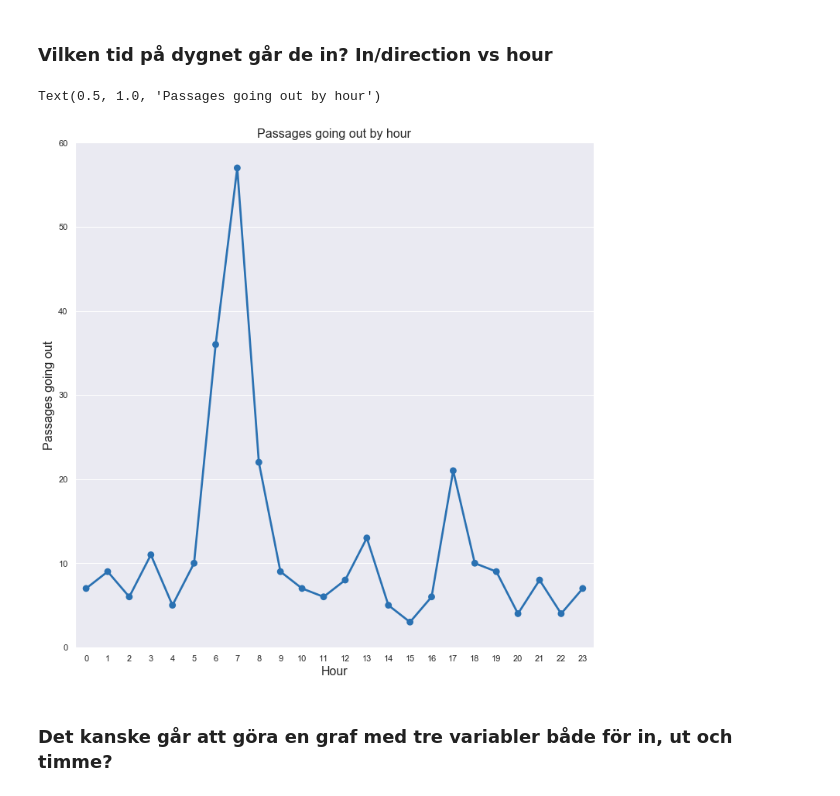
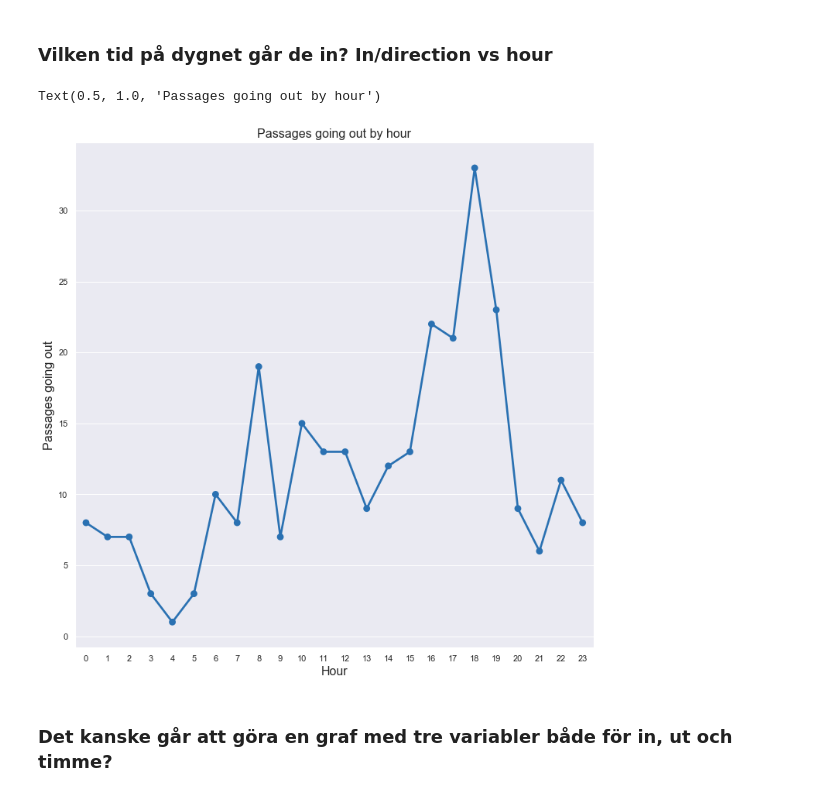
Before and after one commit to maxlund/johannas, a Jupyter notebook: johannas.ipynb, the cells around one changed output. Drawn from its saved outputs; the diff is of its cells as text; code cells hidden in the pictures.

Commit message:
update with dropped rows in giraffe data

```diff
--- a/johannas.ipynb
+++ b/johannas.ipynb
@@ -55,0 +64,5 @@ dtype('int64')
+# %%
+# drop where DIRECTION = "Along"
+gi = gi[gi.DIRECTION != 'ALONG']
+print('{:.2f}% of data remaining after filter on DIRECTION != ALONG'
+      .format(len(gi.index) / gi_orig_size))
@@ -170,14 +155,14 @@ Text(0.5, 1.0, 'Passages going in by hour')
 out_group = gi[gi.DIRECTION == 'OUT'].groupby('HOUR').sum()['Passage'].reset_index()
 # %%
 fig, ax = plt.subplots(figsize=(12,12))
-ax = sns.pointplot(x='HOUR', y='Passage', data=in_group,
+ax = sns.pointplot(x='HOUR', y='Passage', data=out_group,
                    color=palette[0])
 ax.set_xlabel('Hour', fontsize=16)
 ax.set_ylabel('Passages going out', fontsize=16)
 ax.set_title('Passages going out by hour', fontsize=16)
 # %% [output]
 Text(0.5, 1.0, 'Passages going out by hour')
-[figure, old version]
+[figure, new version]
 # %% [markdown]
 ### Det kanske går att göra en graf med tre variabler både för in, ut och timme?
 # %%
```
Also changed, not shown: parts of 18 cells of this notebook.
